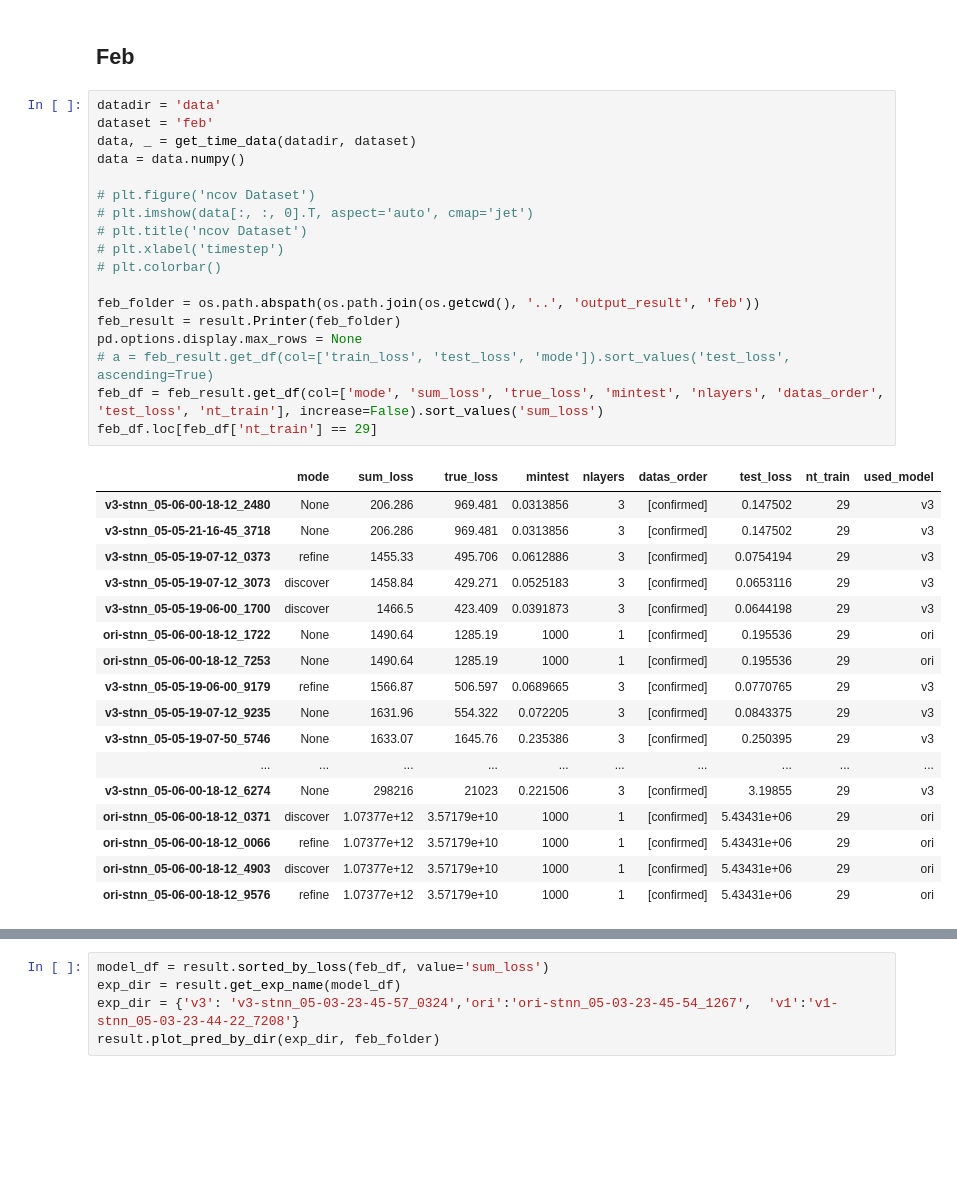
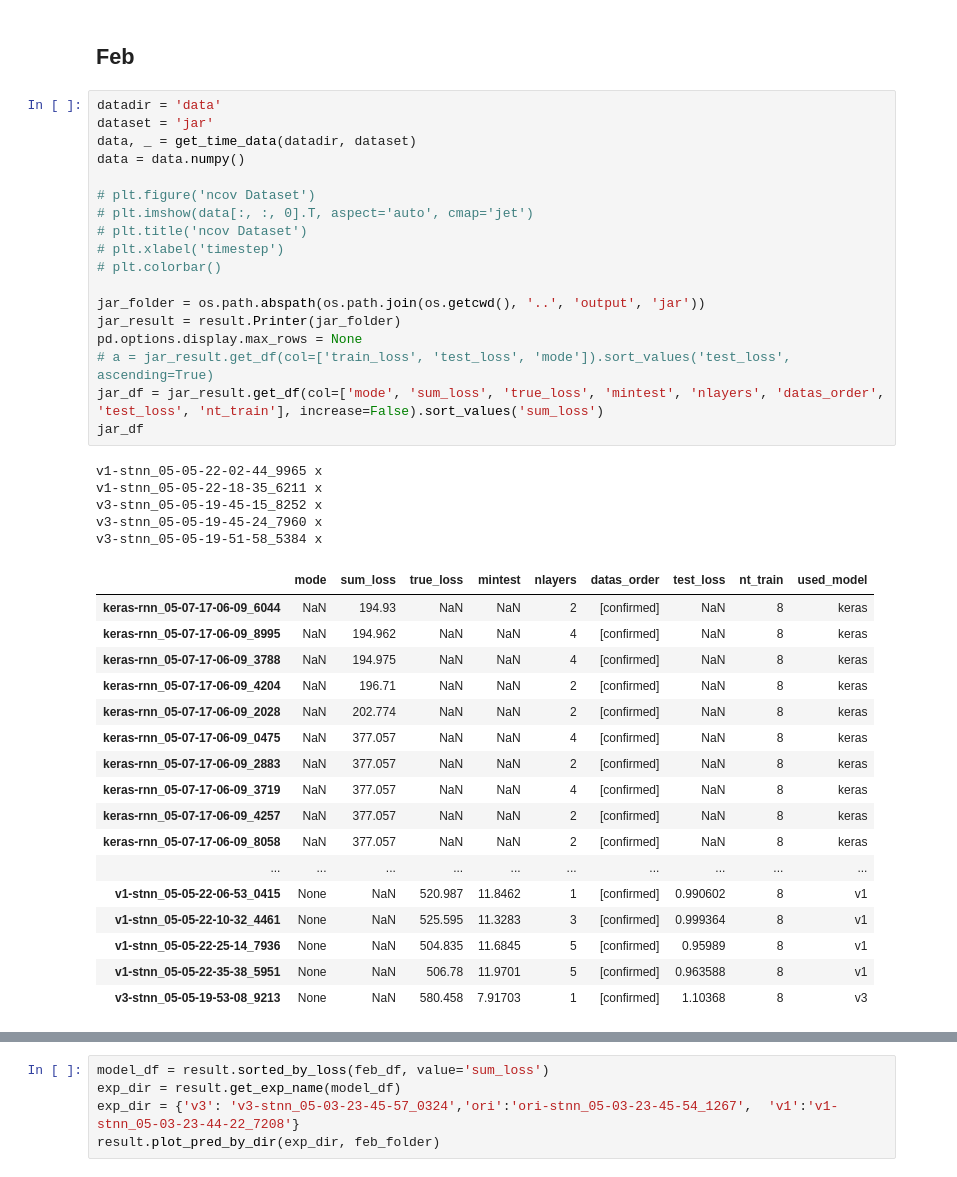
Before and after one commit to wtding1998/RNN_nCov, a Jupyter notebook: disease_analysis.ipynb, the cells around one changed output, grey strips where cells are left out. Drawn from its saved outputs; the diff is of its cells as text; blank space fills up the shorter version.

```diff
--- a/disease_analysis.ipynb
+++ b/disease_analysis.ipynb
@@ -426,38 +426,43 @@ japan_loss = japan_exp.train_loss()[0]
 ## Feb
 # %%
 datadir = 'data'
-dataset = 'feb'
+dataset = 'jar'
 data, _ = get_time_data(datadir, dataset)
 data = data.numpy()
 
 # plt.figure('ncov Dataset')
 # plt.imshow(data[:, :, 0].T, aspect='auto', cmap='jet')
 # plt.title('ncov Dataset')
 # plt.xlabel('timestep')
 # plt.colorbar()
 
-feb_folder = os.path.abspath(os.path.join(os.getcwd(), '..', 'output_result', 'feb'))
-feb_result = result.Printer(feb_folder)
+jar_folder = os.path.abspath(os.path.join(os.getcwd(), '..', 'output', 'jar'))
+jar_result = result.Printer(jar_folder)
 pd.options.display.max_rows = None
-# a = feb_result.get_df(col=['train_loss', 'test_loss', 'mode']).sort_values('test_loss', ascending=True)
-feb_df = feb_result.get_df(col=['mode', 'sum_loss', 'true_loss', 'mintest', 'nlayers', 'datas_order', 'test_loss', 'nt_train'], increase=False).sort_values('sum_loss')
-feb_df.loc[feb_df['nt_train'] == 29]
+# a = jar_result.get_df(col=['train_loss', 'test_loss', 'mode']).sort_values('test_loss', ascending=True)
+jar_df = jar_result.get_df(col=['mode', 'sum_loss', 'true_loss', 'mintest', 'nlayers', 'datas_order', 'test_loss', 'nt_train'], increase=False).sort_values('sum_loss')
+jar_df
 # %% [output]
+v1-stnn_05-05-22-02-44_9965 x
+v1-stnn_05-05-22-18-35_6211 x
+v3-stnn_05-05-19-45-15_8252 x
+v3-stnn_05-05-19-45-24_7960 x
+v3-stnn_05-05-19-51-58_5384 x
 |  | mode | sum_loss | true_loss | mintest | nlayers | datas_order | test_loss | nt_train | used_model |
-| v3-stnn_05-06-00-18-12_2480 | None | 206.286 | 969.481 | 0.0313856 | 3 | [confirmed] | 0.147502 | 29 | v3 |
-| v3-stnn_05-05-21-16-45_3718 | None | 206.286 | 969.481 | 0.0313856 | 3 | [confirmed] | 0.147502 | 29 | v3 |
-| v3-stnn_05-05-19-07-12_0373 | refine | 1455.33 | 495.706 | 0.0612886 | 3 | [confirmed] | 0.0754194 | 29 | v3 |
-| v3-stnn_05-05-19-07-12_3073 | discover | 1458.84 | 429.271 | 0.0525183 | 3 | [confirmed] | 0.0653116 | 29 | v3 |
-| v3-stnn_05-05-19-06-00_1700 | discover | 1466.5 | 423.409 | 0.0391873 | 3 | [confirmed] | 0.0644198 | 29 | v3 |
-| ori-stnn_05-06-00-18-12_1722 | None | 1490.64 | 1285.19 | 1000 | 1 | [confirmed] | 0.195536 | 29 | ori |
-| ori-stnn_05-06-00-18-12_7253 | None | 1490.64 | 1285.19 | 1000 | 1 | [confirmed] | 0.195536 | 29 | ori |
-| v3-stnn_05-05-19-06-00_9179 | refine | 1566.87 | 506.597 | 0.0689665 | 3 | [confirmed] | 0.0770765 | 29 | v3 |
-| v3-stnn_05-05-19-07-12_9235 | None | 1631.96 | 554.322 | 0.072205 | 3 | [confirmed] | 0.0843375 | 29 | v3 |
-| v3-stnn_05-05-19-07-50_5746 | None | 1633.07 | 1645.76 | 0.235386 | 3 | [confirmed] | 0.250395 | 29 | v3 |
+| keras-rnn_05-07-17-06-09_6044 | NaN | 194.93 | NaN | NaN | 2 | [confirmed] | NaN | 8 | keras |
+| keras-rnn_05-07-17-06-09_8995 | NaN | 194.962 | NaN | NaN | 4 | [confirmed] | NaN | 8 | keras |
+| keras-rnn_05-07-17-06-09_3788 | NaN | 194.975 | NaN | NaN | 4 | [confirmed] | NaN | 8 | keras |
+| keras-rnn_05-07-17-06-09_4204 | NaN | 196.71 | NaN | NaN | 2 | [confirmed] | NaN | 8 | keras |
+| keras-rnn_05-07-17-06-09_2028 | NaN | 202.774 | NaN | NaN | 2 | [confirmed] | NaN | 8 | keras |
+| keras-rnn_05-07-17-06-09_0475 | NaN | 377.057 | NaN | NaN | 4 | [confirmed] | NaN | 8 | keras |
+| keras-rnn_05-07-17-06-09_2883 | NaN | 377.057 | NaN | NaN | 2 | [confirmed] | NaN | 8 | keras |
+| keras-rnn_05-07-17-06-09_3719 | NaN | 377.057 | NaN | NaN | 4 | [confirmed] | NaN | 8 | keras |
+| keras-rnn_05-07-17-06-09_4257 | NaN | 377.057 | NaN | NaN | 2 | [confirmed] | NaN | 8 | keras |
+| keras-rnn_05-07-17-06-09_8058 | NaN | 377.057 | NaN | NaN | 2 | [confirmed] | NaN | 8 | keras |
 | ... | ... | ... | ... | ... | ... | ... | ... | ... | ... |
-| v3-stnn_05-06-00-18-12_6274 | None | 298216 | 21023 | 0.221506 | 3 | [confirmed] | 3.19855 | 29 | v3 |
-| ori-stnn_05-06-00-18-12_0371 | discover | 1.07377e+12 | 3.57179e+10 | 1000 | 1 | [confirmed] | 5.43431e+06 | 29 | ori |
-| ori-stnn_05-06-00-18-12_0066 | refine | 1.07377e+12 | 3.57179e+10 | 1000 | 1 | [confirmed] | 5.43431e+06 | 29 | ori |
-| ori-stnn_05-06-00-18-12_4903 | discover | 1.07377e+12 | 3.57179e+10 | 1000 | 1 | [confirmed] | 5.43431e+06 | 29 | ori |
-| ori-stnn_05-06-00-18-12_9576 | refine | 1.07377e+12 | 3.57179e+10 | 1000 | 1 | [confirmed] | 5.43431e+06 | 29 | ori |
+| v1-stnn_05-05-22-06-53_0415 | None | NaN | 520.987 | 11.8462 | 1 | [confirmed] | 0.990602 | 8 | v1 |
+| v1-stnn_05-05-22-10-32_4461 | None | NaN | 525.595 | 11.3283 | 3 | [confirmed] | 0.999364 | 8 | v1 |
+| v1-stnn_05-05-22-25-14_7936 | None | NaN | 504.835 | 11.6845 | 5 | [confirmed] | 0.95989 | 8 | v1 |
+| v1-stnn_05-05-22-35-38_5951 | None | NaN | 506.78 | 11.9701 | 5 | [confirmed] | 0.963588 | 8 | v1 |
+| v3-stnn_05-05-19-53-08_9213 | None | NaN | 580.458 | 7.91703 | 1 | [confirmed] | 1.10368 | 8 | v3 |
 # %%
```
Also changed, not shown: parts of 1 cell of this notebook, 2 other files.
